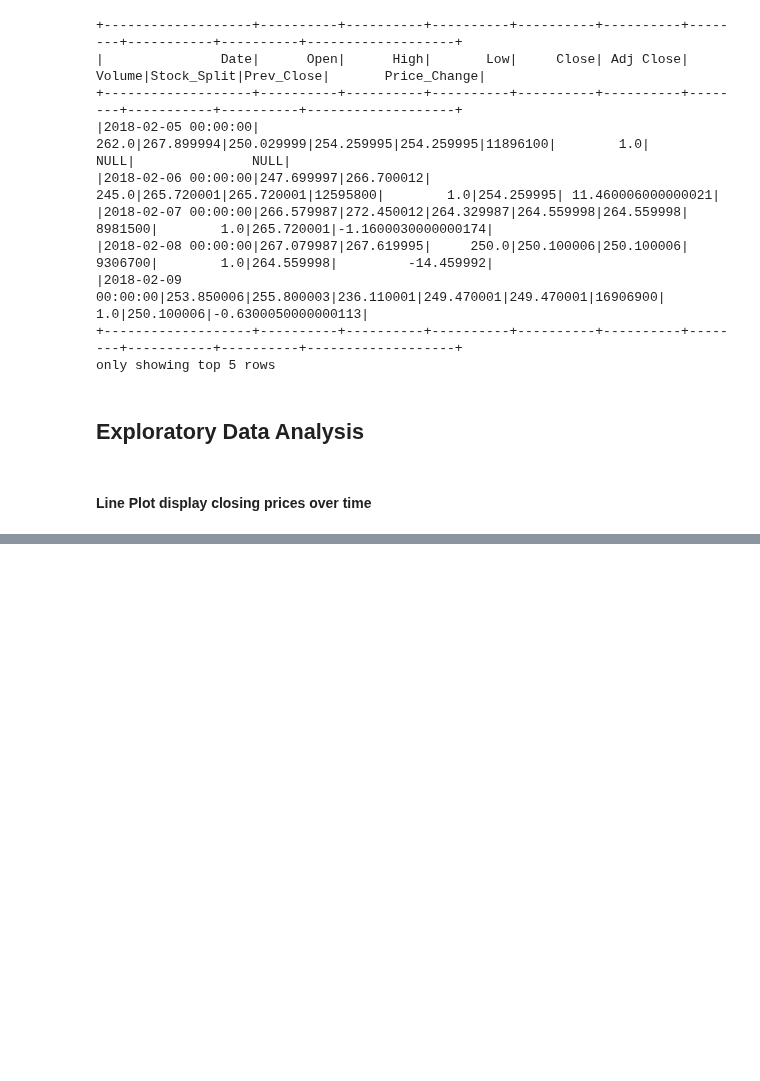
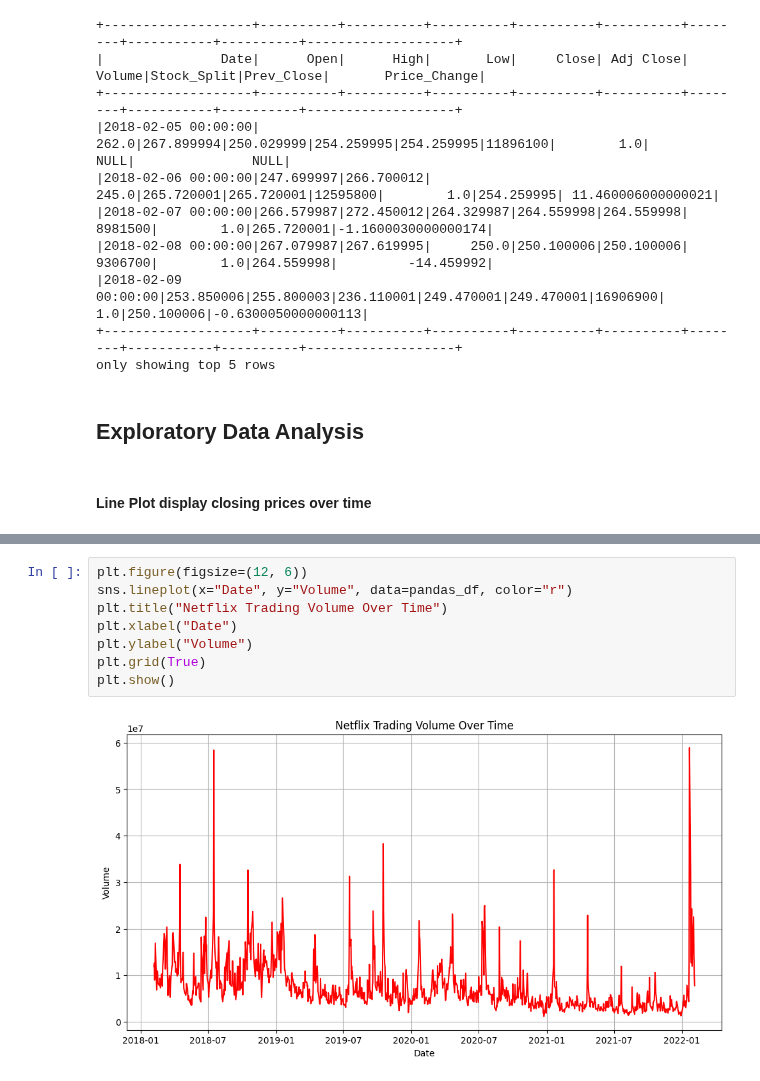
Before and after one commit to 23092003e/Stock-Price-Forecasting-System-Using-Apache-Spark, a Jupyter notebook: src.ipynb, the cells around one changed output, grey strips where cells are left out. Cells and saved outputs as stored; diff of their text form; blank space fills up the shorter version.

```diff
--- a/src.ipynb
+++ b/src.ipynb
@@ -189,0 +246,10 @@ plt.show()
+# %%
+plt.figure(figsize=(12, 6))
+sns.lineplot(x="Date", y="Volume", data=pandas_df, color="r")
+plt.title("Netflix Trading Volume Over Time")
+plt.xlabel("Date")
+plt.ylabel("Volume")
+plt.grid(True)
+plt.show()
+# %% [output]
+[figure, added]
```
Also changed, not shown: parts of 11 cells of this notebook, 4 other files.
